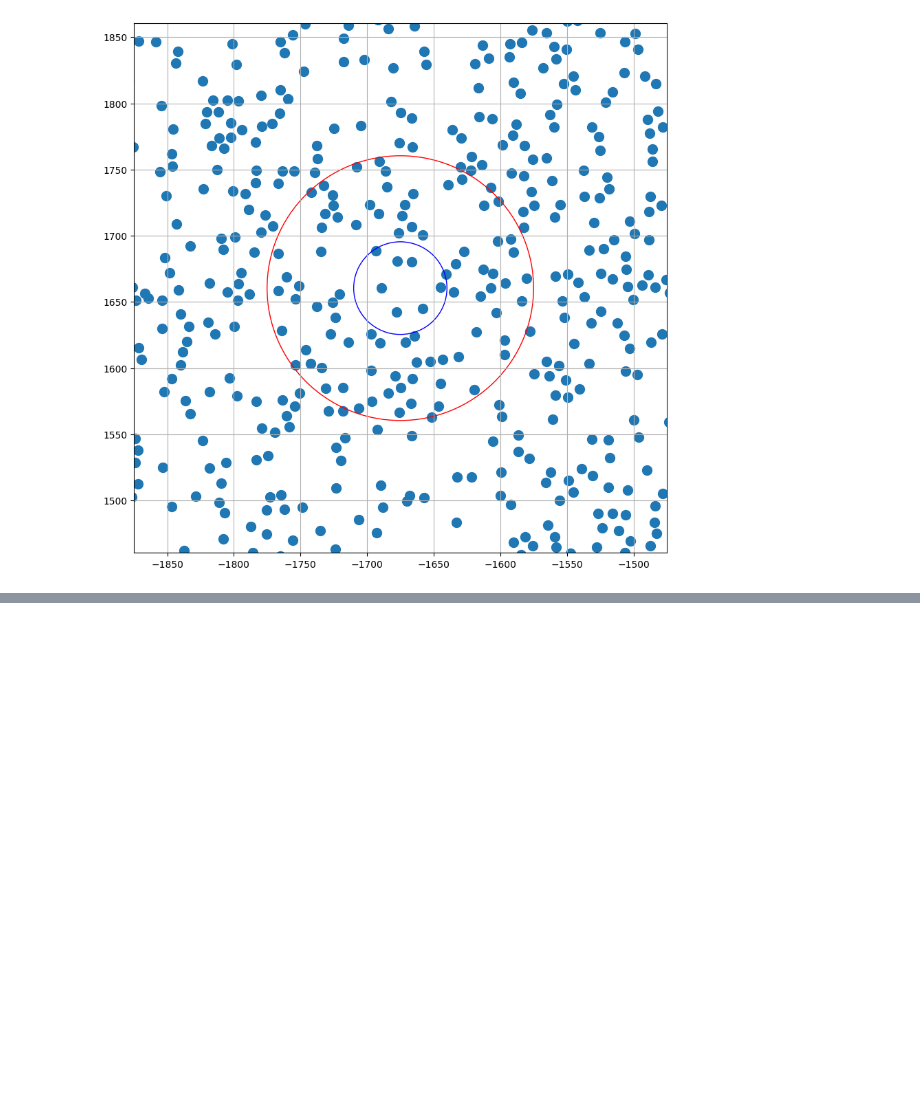
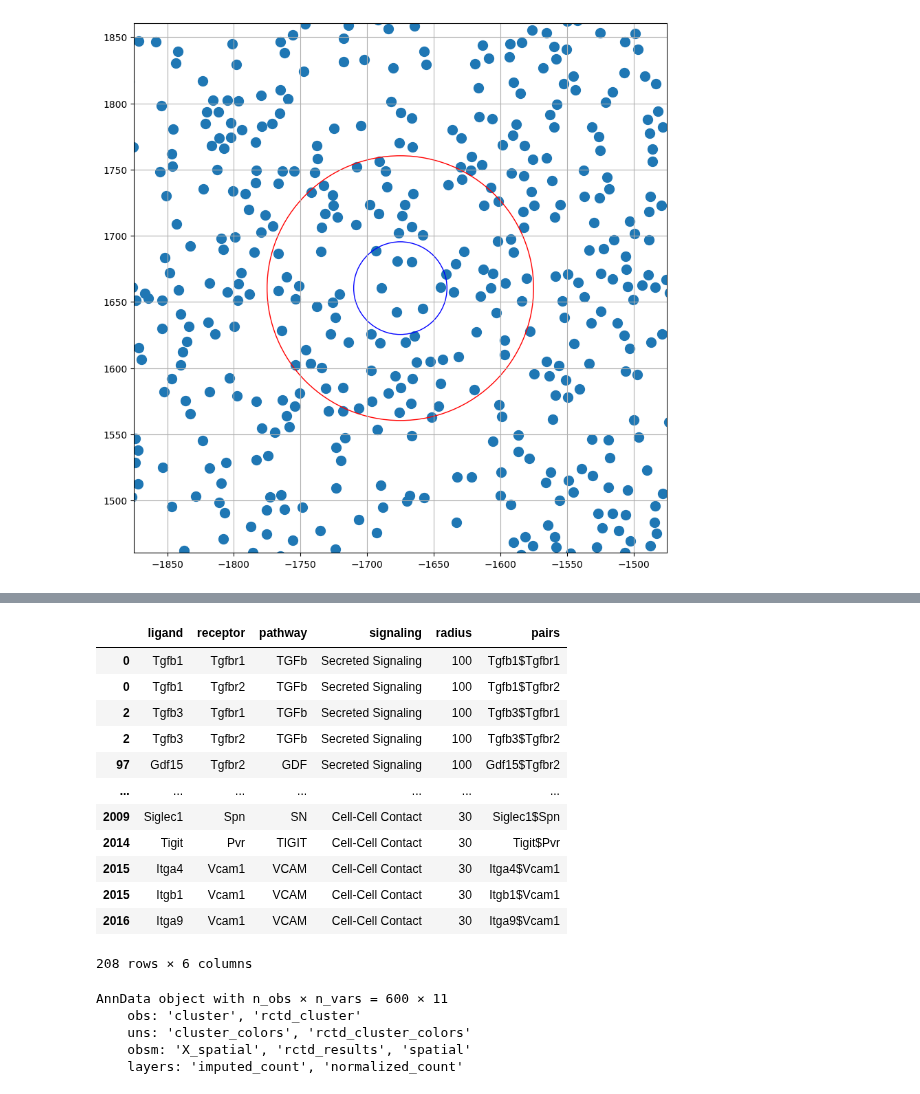
Before and after one commit to jishnu-lab/SpaceTravLR, a Jupyter notebook: notebooks/contact.ipynb, the cells around one changed output, grey strips where cells are left out. Cells and saved outputs as stored; diff of their text form; code cells hidden in the pictures; blank space fills up the shorter version.

```diff
--- a/notebooks/contact.ipynb
+++ b/notebooks/contact.ipynb
@@ -67,0 +81,48 @@ estimator.fit(num_epochs=1, learning_rate=5e-3, score_threshold=0.1)
+# %%
+estimator.lr
+# %% [output]
+|  | ligand | receptor | pathway | signaling | radius | pairs |
+| 0 | Tgfb1 | Tgfbr1 | TGFb | Secreted Signaling | 100 | Tgfb1$Tgfbr1 |
+| 0 | Tgfb1 | Tgfbr2 | TGFb | Secreted Signaling | 100 | Tgfb1$Tgfbr2 |
+| 2 | Tgfb3 | Tgfbr1 | TGFb | Secreted Signaling | 100 | Tgfb3$Tgfbr1 |
+| 2 | Tgfb3 | Tgfbr2 | TGFb | Secreted Signaling | 100 | Tgfb3$Tgfbr2 |
+| 97 | Gdf15 | Tgfbr2 | GDF | Secreted Signaling | 100 | Gdf15$Tgfbr2 |
+| ... | ... | ... | ... | ... | ... | ... |
+| 2009 | Siglec1 | Spn | SN | Cell-Cell Contact | 30 | Siglec1$Spn |
+| 2014 | Tigit | Pvr | TIGIT | Cell-Cell Contact | 30 | Tigit$Pvr |
+| 2015 | Itga4 | Vcam1 | VCAM | Cell-Cell Contact | 30 | Itga4$Vcam1 |
+| 2015 | Itgb1 | Vcam1 | VCAM | Cell-Cell Contact | 30 | Itgb1$Vcam1 |
+| 2016 | Itga9 | Vcam1 | VCAM | Cell-Cell Contact | 30 | Itga9$Vcam1 |
+208 rows × 6 columns
+# %%
+from spaceoracle.tools.network import DayThreeRegulatoryNetwork
+import anndata as ad
+
+def generate_realistic_data(noise_level=0.1):
+    np.random.seed(42)
+    adata = ad.read_h5ad('/ix/djishnu/alw399/SpaceOracle/data/slideseq/day3_1.h5ad')
+
+    grn = DayThreeRegulatoryNetwork()
+
+    regulators = grn.get_regulators(adata, 'Cd74')[:5]
+
+    adata = adata[:, adata.var_names.isin(regulators+['Cd74']+['Il2', 'Il2ra', 'Ccl5', 'Bmp2', 'Bmpr1a'])]
+
+    adata = adata[adata.obs['rctd_cluster'].isin([0, 1])]
+    adata = adata[:600, :]
+
+    adata.obs['rctd_cluster'] = adata.obs['rctd_cluster'].cat.remove_unused_categories()
+
+    adata.layers['imputed_count'] = adata.X.toarray().copy()
+    adata.layers['normalized_count'] = adata.layers['imputed_count'].copy()
+
+    return adata
+
+adata = generate_realistic_data()
+adata
+# %% [output]
+AnnData object with n_obs × n_vars = 600 × 11
+    obs: 'cluster', 'rctd_cluster'
+    uns: 'cluster_colors', 'rctd_cluster_colors'
+    obsm: 'X_spatial', 'rctd_results', 'spatial'
+    layers: 'imputed_count', 'normalized_count'
```
Also changed, not shown: parts of 6 cells of this notebook, 9 other files.
